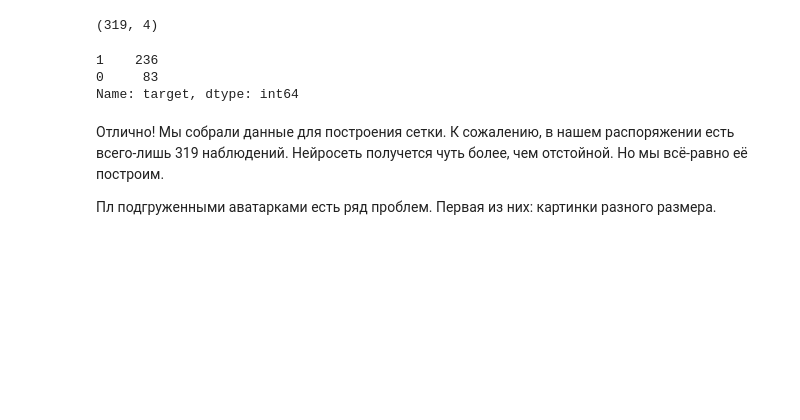
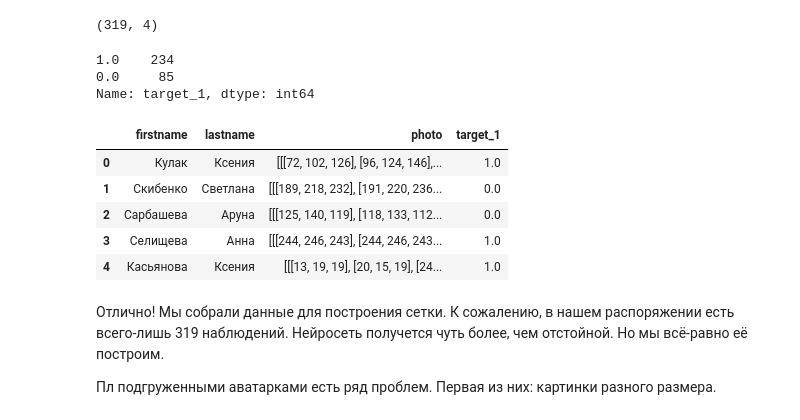
Before and after one commit to FUlyankin/ekanam_grand_research, a Jupyter notebook: 5. Trash_research/4.1 NN_photo.ipynb, the cells around one changed output. Cells and saved outputs as stored; diff of their text form; code cells hidden in the pictures; blank space fills up the shorter version.

```diff
--- a/5. Trash_research/4.1 NN_photo.ipynb
+++ b/5. Trash_research/4.1 NN_photo.ipynb
@@ -591,5 +558,5 @@ all_df.head( )
 # %%
-dff = pd.merge(df_ph,all_df,on='uid',how='inner')
+dff = pd.merge(df_ph, data ,left_on='uid', right_on='uids', how='inner')
+dff = dff[dff.year < 2017]
 print(dff.shape)
-dff.head( )
 # %% [output]
@@ -603,14 +564,23 @@ dff.head( )
 # %%
-cnn_df = dff[dff.exist_photo == 1][['firstname','lastname','photo','target']].reset_index(drop=True)
+cnn_df = dff[dff.exist_photo == 1][['firstname','lastname','photo','target_1']].reset_index(drop=True)
 cnn_df.shape
 # %% [output]
 (319, 4)
 # %%
-cnn_df.target.value_counts()
+cnn_df.target_1.value_counts()
 # %% [output]
-1    236
-0     83
-Name: target, dtype: int64
+1.0    234
+0.0     85
+Name: target_1, dtype: int64
+# %%
+cnn_df.head()
+# %% [output]
+|  | firstname | lastname | photo | target_1 |
+| 0 | Кулак | Ксения | [[[72, 102, 126], [96, 124, 146],... | 1.0 |
+| 1 | Скибенко | Светлана | [[[189, 218, 232], [191, 220, 236... | 0.0 |
+| 2 | Сарбашева | Аруна | [[[125, 140, 119], [118, 133, 112... | 0.0 |
+| 3 | Селищева | Анна | [[[244, 246, 243], [244, 246, 243... | 1.0 |
+| 4 | Касьянова | Ксения | [[[13, 19, 19], [20, 15, 19], [24... | 1.0 |
 # %% [markdown]
 Отлично! Мы собрали данные для построения сетки. К сожалению, в нашем распоряжении есть всего-лишь 319 наблюдений. Нейросеть получется чуть более, чем отстойной. Но мы всё-равно её построим.
 
```
Also changed, not shown: parts of 35 cells of this notebook, 7 other files.
